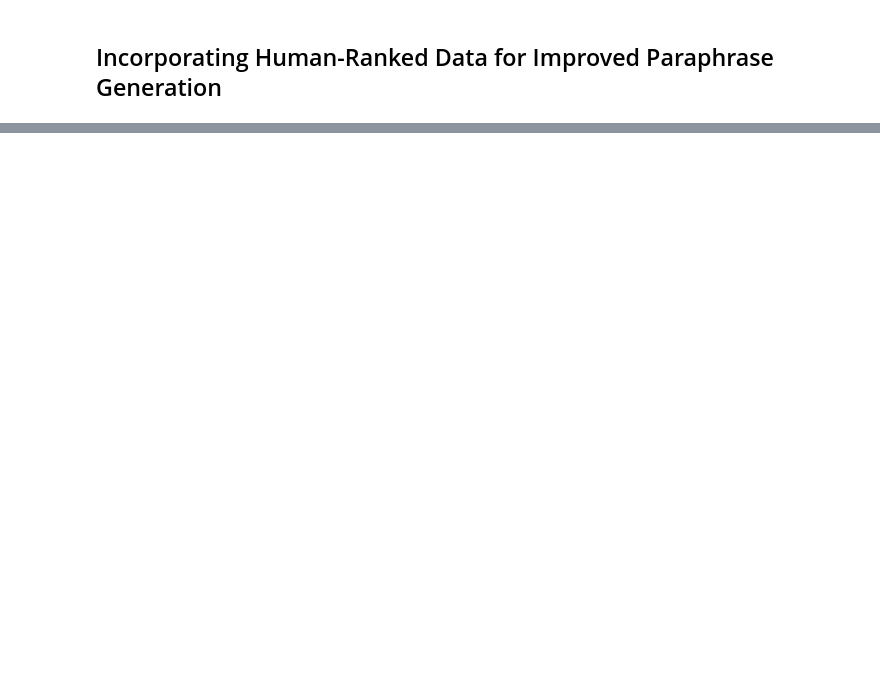
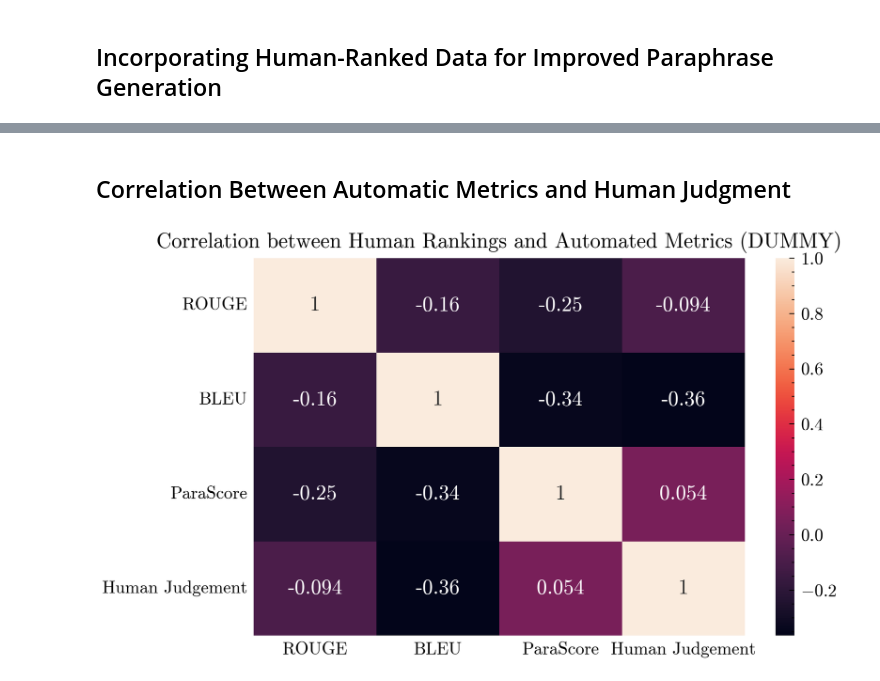
Before and after one commit to cluebbers/dpo-rlhf-paraphrase-types, a Jupyter notebook: notebooks/plots.ipynb, the cells around one changed output, grey strips where cells are left out. Saved outputs shown, nothing was run; the diff lists cells and outputs as text; code cells hidden in the pictures; blank space fills up the shorter version.

```diff
--- a/notebooks/plots.ipynb
+++ b/notebooks/plots.ipynb
@@ -157,0 +218,45 @@ plt.show()
+# %% [markdown]
+## Correlation Between Automatic Metrics and Human Judgment
+# %%
+# Generate dummy scores for human rankings and automated metrics (ROUGE, BLEU, ParaScore)
+rouge_scores = np.random.uniform(0.4, 0.9, size=10)  # ROUGE scores
+bleu_scores = np.random.uniform(0.3, 0.8, size=10)  # BLEU scores
+parascale_scores = np.random.uniform(0.5, 0.95, size=10)  # ParaScore
+human_scores = np.random.uniform(0.5, 0.95, size=10)
+
+# Create a DataFrame for correlation matrix
+data = {
+    'ROUGE': rouge_scores,
+    'BLEU': bleu_scores,
+    'ParaScore': parascale_scores,
+    'Human Judgement': human_scores
+}
+df = pd.DataFrame(data)
+
+# Calculate the correlation matrix
+corr_matrix = df.corr()
+
+# Set figure size according to the provided description
+
+
+# Create a heatmap for the correlation matrix
+fig, ax = plt.subplots(figsize=(width, height), dpi=300)
+plt.style.use(['science', 'no-latex'])
+sns.set_palette("colorblind")
+sns.heatmap(corr_matrix, annot=True, ax=ax, annot_kws={"fontsize": 12})
+
+# Add title
+plt.title('Correlation between Human Rankings and Automated Metrics (DUMMY)', fontsize=12)
+
+# Remove only the tick marks (but keep the labels)
+ax.tick_params(axis='x', which='both', bottom=False, top=False)  # Remove tick marks on the x-axis
+ax.tick_params(axis='y', which='both', left=False, right=False)  # Remove tick marks on the y-axis
+
+# Save the correlation matrix as a PDF
+output_path = os.path.join(output_dir, "correlation_matrix.pdf")
+plt.savefig(output_path, dpi=300)
+
+# Show the plot
+plt.show()
+# %% [output]
+[figure, added]
```
Also changed, not shown: parts of 9 cells of this notebook.
